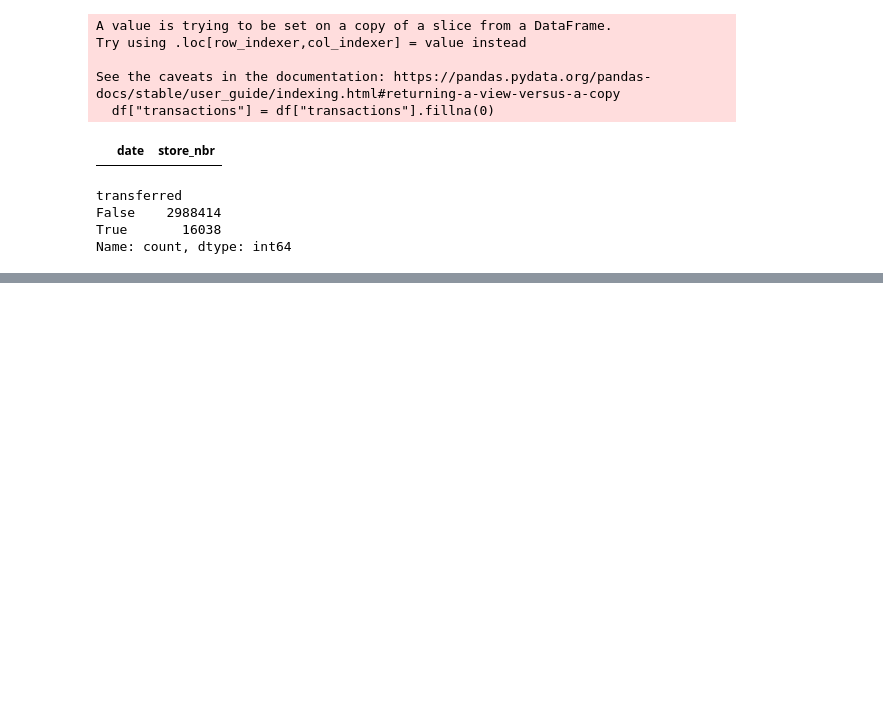
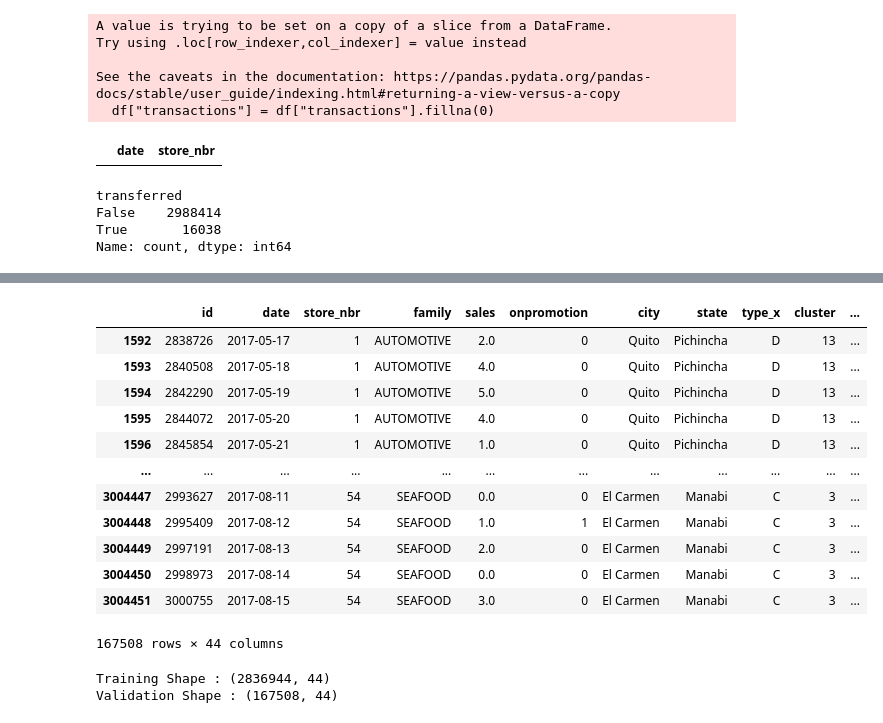
Before and after one commit to Husnain5Khalid/DemandIQ-Smart-demand-forecasting-, a Jupyter notebook: notebooks/feature_engineering.ipynb, the cells around one changed output, grey strips where cells are left out. Saved outputs shown, nothing was run; the diff lists cells and outputs as text; code cells hidden in the pictures; blank space fills up the shorter version.

```diff
--- a/notebooks/feature_engineering.ipynb
+++ b/notebooks/feature_engineering.ipynb
@@ -693,0 +753,22 @@ Name: count, dtype: int64
+# %%
+valid_data
+# %% [output]
+|  | id | date | store_nbr | family | sales | onpromotion | city | state | type_x | cluster | ... |
+| 1592 | 2838726 | 2017-05-17 | 1 | AUTOMOTIVE | 2.0 | 0 | Quito | Pichincha | D | 13 | ... |
+| 1593 | 2840508 | 2017-05-18 | 1 | AUTOMOTIVE | 4.0 | 0 | Quito | Pichincha | D | 13 | ... |
+| 1594 | 2842290 | 2017-05-19 | 1 | AUTOMOTIVE | 5.0 | 0 | Quito | Pichincha | D | 13 | ... |
+| 1595 | 2844072 | 2017-05-20 | 1 | AUTOMOTIVE | 4.0 | 0 | Quito | Pichincha | D | 13 | ... |
+| 1596 | 2845854 | 2017-05-21 | 1 | AUTOMOTIVE | 1.0 | 0 | Quito | Pichincha | D | 13 | ... |
+| ... | ... | ... | ... | ... | ... | ... | ... | ... | ... | ... | ... |
+| 3004447 | 2993627 | 2017-08-11 | 54 | SEAFOOD | 0.0 | 0 | El Carmen | Manabi | C | 3 | ... |
+| 3004448 | 2995409 | 2017-08-12 | 54 | SEAFOOD | 1.0 | 1 | El Carmen | Manabi | C | 3 | ... |
+| 3004449 | 2997191 | 2017-08-13 | 54 | SEAFOOD | 2.0 | 0 | El Carmen | Manabi | C | 3 | ... |
+| 3004450 | 2998973 | 2017-08-14 | 54 | SEAFOOD | 0.0 | 0 | El Carmen | Manabi | C | 3 | ... |
+| 3004451 | 3000755 | 2017-08-15 | 54 | SEAFOOD | 3.0 | 0 | El Carmen | Manabi | C | 3 | ... |
+167508 rows × 44 columns
+# %%
+print("Training Shape :", train_data.shape)
+print("Validation Shape :", valid_data.shape)
+# %% [output]
+Training Shape : (2836944, 44)
+Validation Shape : (167508, 44)
```
Also changed, not shown: parts of 13 cells of this notebook.
